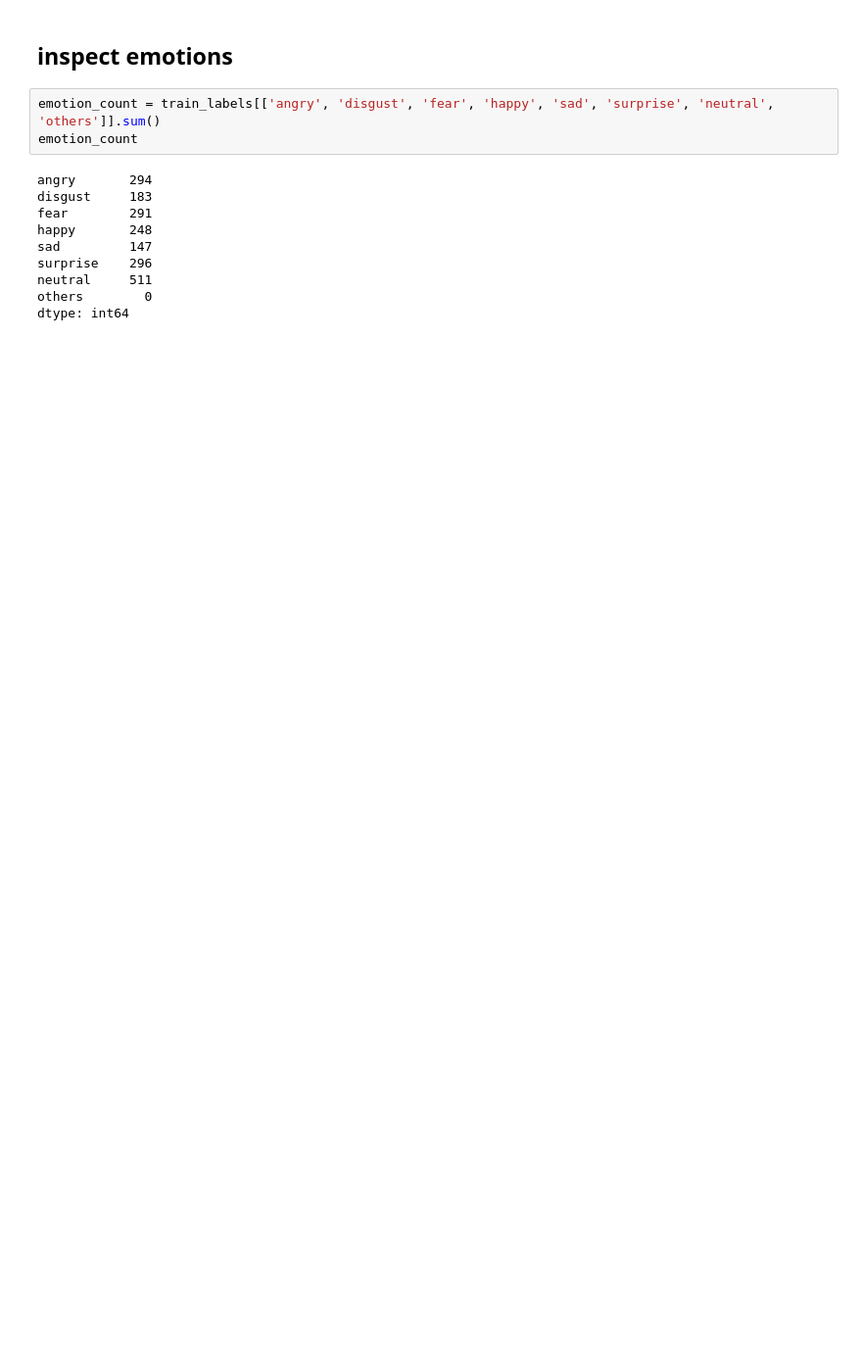
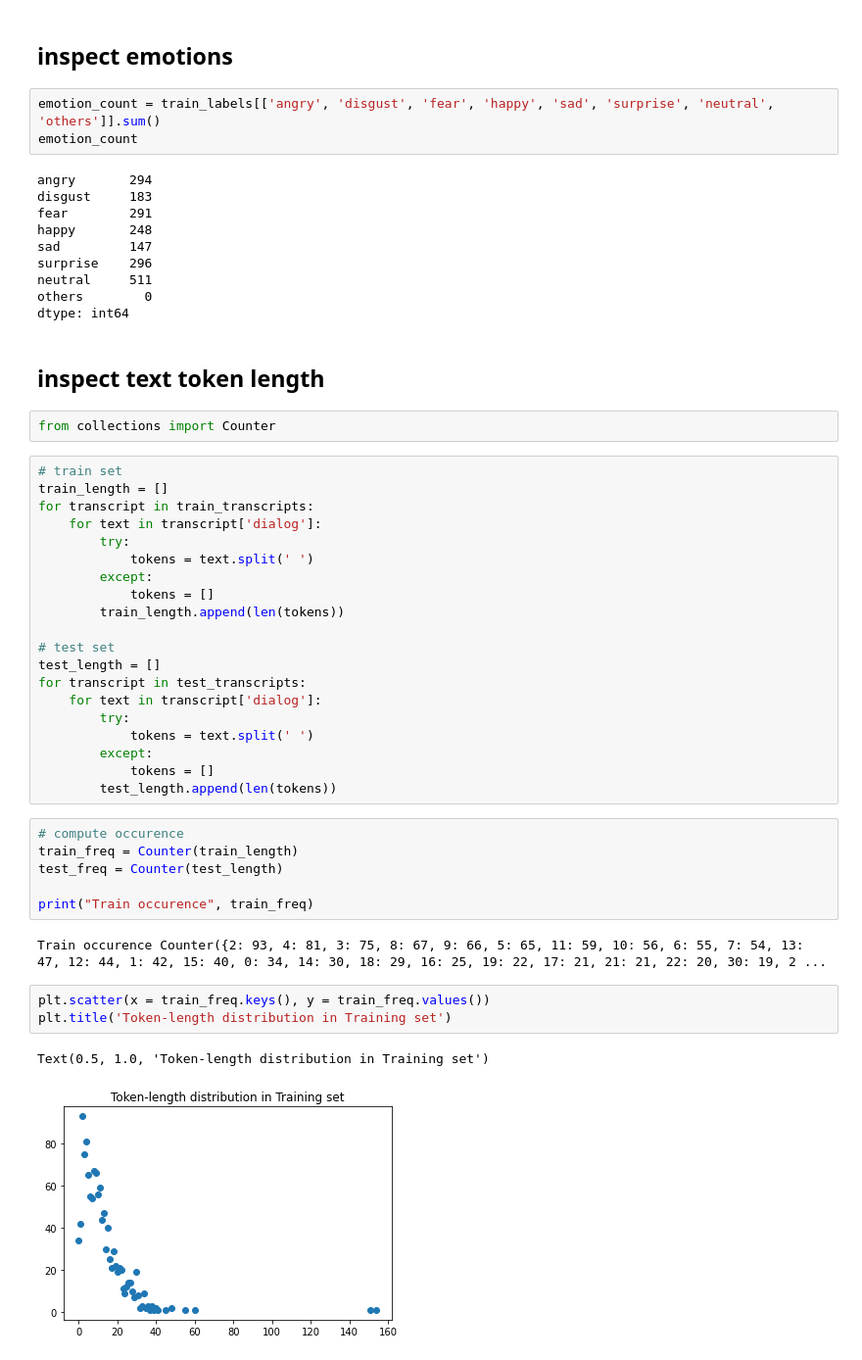
Before and after one commit to aisutd/emorecom, a Jupyter notebook: EDA.ipynb, the cells around one changed output. Shown at 98% size. Saved outputs shown, nothing was run; the diff lists cells and outputs as text; blank space fills up the shorter version.

Commit message:
Added token-length distribution

```diff
--- a/EDA.ipynb
+++ b/EDA.ipynb
@@ -172,3 +202,41 @@ surprise    296
 neutral     511
 others        0
 dtype: int64
+# %% [markdown]
+## inspect text token length
+# %%
+from collections import Counter
+# %%
+# train set
+train_length = []
+for transcript in train_transcripts:
+    for text in transcript['dialog']:
+        try:
+            tokens = text.split(' ')
+        except:
+            tokens = []
+        train_length.append(len(tokens))
+
+# test set
+test_length = []
+for transcript in test_transcripts:
+    for text in transcript['dialog']:
+        try:
+            tokens = text.split(' ')
+        except:
+            tokens = []
+        test_length.append(len(tokens))
+# %%
+# compute occurence
+train_freq = Counter(train_length)
+test_freq = Counter(test_length)
+
+print("Train occurence", train_freq)
+# %% [output]
+Train occurence Counter({2: 93, 4: 81, 3: 75, 8: 67, 9: 66, 5: 65, 11: 59, 10: 56, 6: 55, 7: 54, 13: 47, 12: 44, 1: 42, 15: 40, 0: 34, 14: 30, 18: 29, 16: 25, 19: 22, 17: 21, 21: 21, 22: 20, 30: 19, 2 ...
+# %%
+plt.scatter(x = train_freq.keys(), y = train_freq.values())
+plt.title('Token-length distribution in Training set')
+# %% [output]
+Text(0.5, 1.0, 'Token-length distribution in Training set')
+[figure, added]
```
Also changed, not shown: parts of 6 cells of this notebook.
